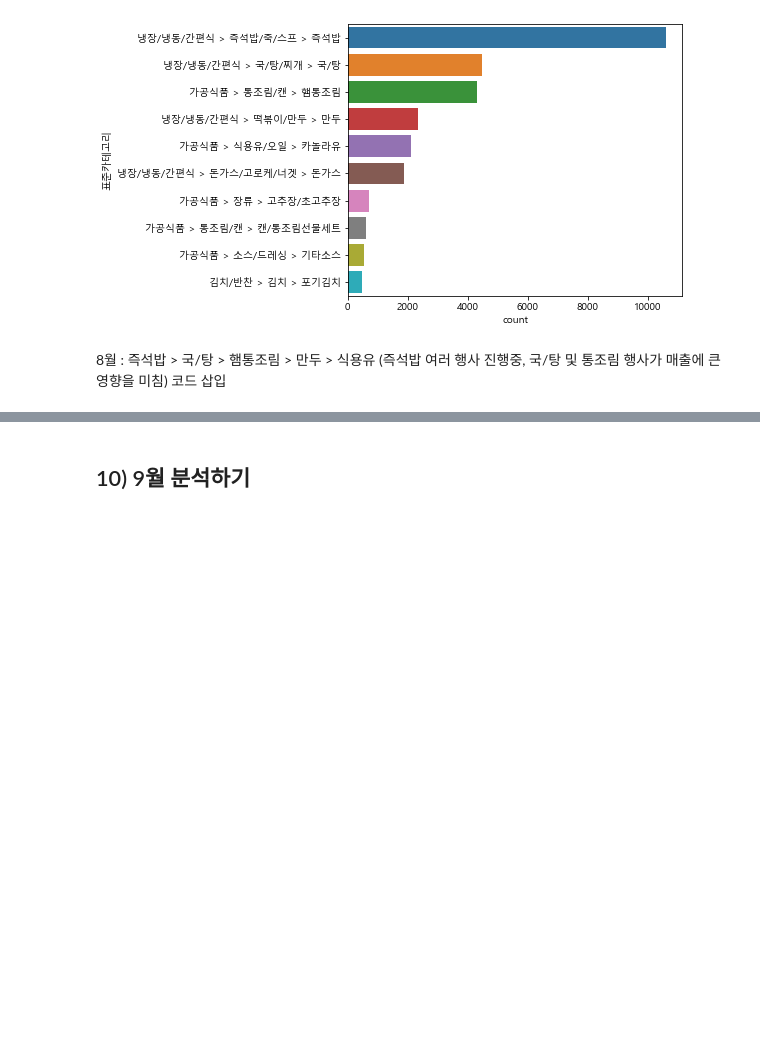
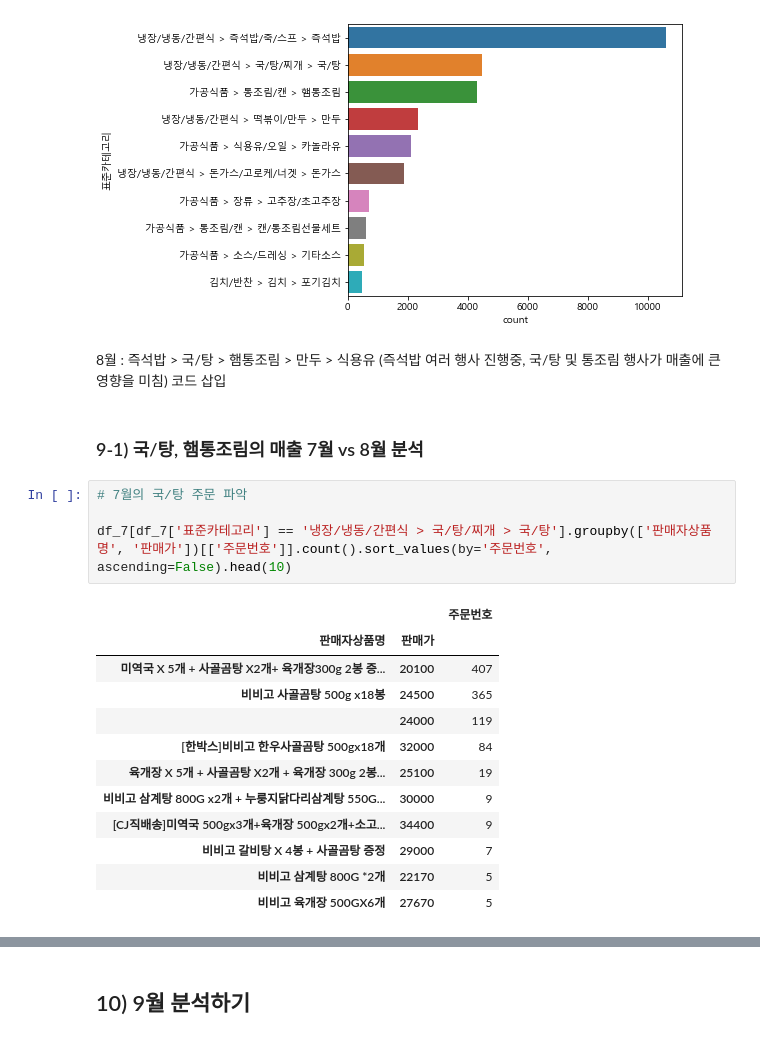
Before and after one commit to habbang8838/BDAA_treasure_in_data, a Jupyter notebook: 데이터_속_보물찾기_팀_요약(박지수).ipynb, the cells around one changed output, grey strips where cells are left out. Drawn from its saved outputs; the diff is of its cells as text; blank space fills up the shorter version.

```diff
--- a/데이터_속_보물찾기_팀_요약(박지수).ipynb
+++ b/데이터_속_보물찾기_팀_요약(박지수).ipynb
@@ -818,3 +847,22 @@ sns.countplot(y='표준카테고리', data=df_8, order=[df_8['표준카테고리
 # %% [markdown]
 8월 : 즉석밥 > 국/탕 > 햄통조림 > 만두 > 식용유 (즉석밥 여러 행사 진행중, 국/탕 및 통조림 행사가 매출에 큰 영향을 미침)
 코드 삽입
+# %% [markdown]
+### 9-1) 국/탕, 햄통조림의 매출 7월 vs 8월 분석
+# %%
+# 7월의 국/탕 주문 파악
+
+df_7[df_7['표준카테고리'] == '냉장/냉동/간편식 > 국/탕/찌개 > 국/탕'].groupby(['판매자상품명', '판매가'])[['주문번호']].count().sort_values(by='주문번호', ascending=False).head(10)
+# %% [output]
+|  |  | 주문번호 |
+| 판매자상품명 | 판매가 |  |
+| 미역국 X 5개 + 사골곰탕 X2개+ 육개장300g 2봉 증... | 20100 | 407 |
+| 비비고 사골곰탕 500g x18봉 | 24500 | 365 |
+|  | 24000 | 119 |
+| [한박스]비비고 한우사골곰탕 500gx18개 | 32000 | 84 |
+| 육개장 X 5개 + 사골곰탕 X2개 + 육개장 300g 2봉... | 25100 | 19 |
+| 비비고 삼계탕 800G x2개 + 누룽지닭다리삼계탕 550G... | 30000 | 9 |
+| [CJ직배송]미역국 500gx3개+육개장 500gx2개+소고... | 34400 | 9 |
+| 비비고 갈비탕 X 4봉 + 사골곰탕 증정 | 29000 | 7 |
+| 비비고 삼계탕 800G *2개 | 22170 | 5 |
+| 비비고 육개장 500GX6개 | 27670 | 5 |
```
Also changed, not shown: parts of 177 cells of this notebook.
